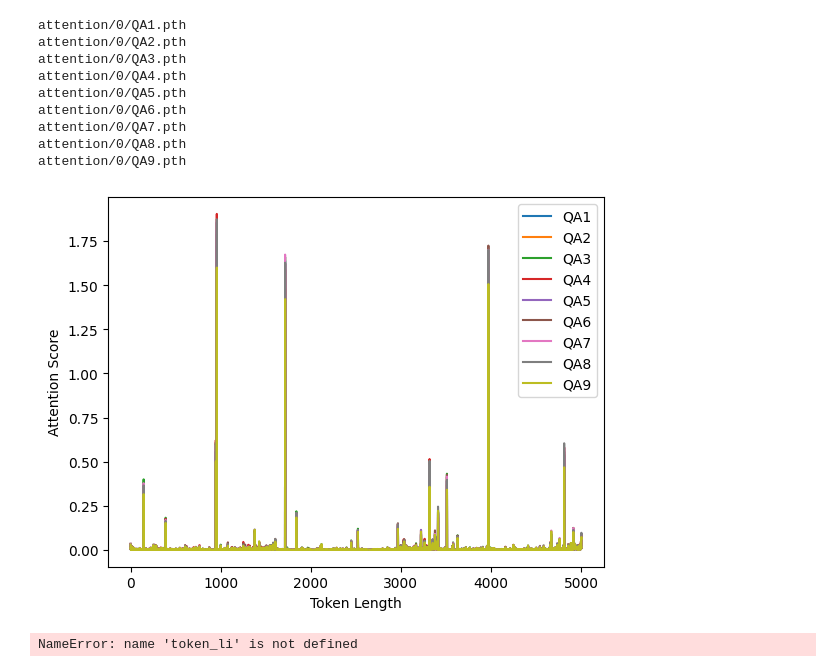
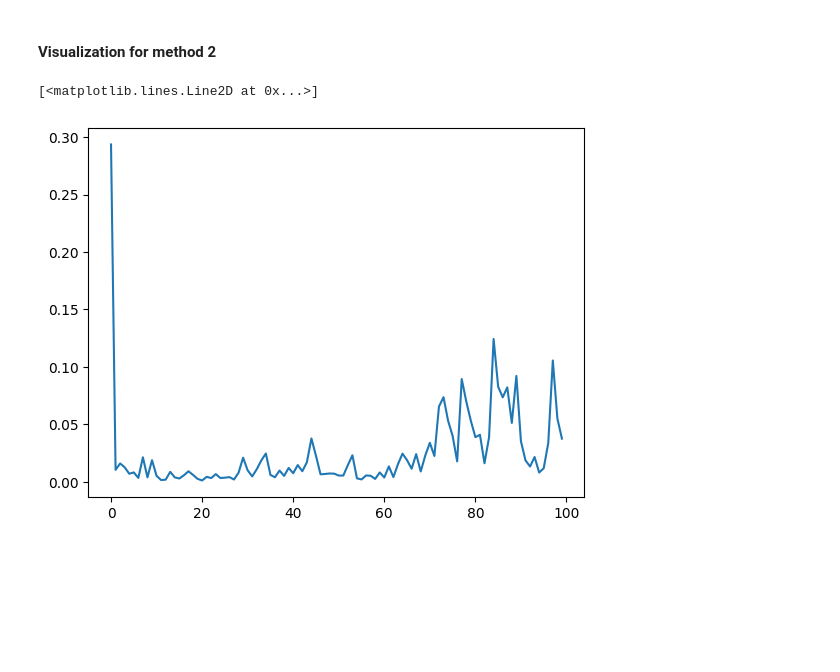
Before and after one commit to MasterAI-EAM/Attention-Visualization, a Jupyter notebook: attention_sort.ipynb, the cells around one changed output. Drawn from its saved outputs; the diff is of its cells as text; code cells hidden in the pictures; blank space fills up the shorter version.

Commit message:
attention

```diff
--- a/attention_sort.ipynb
+++ b/attention_sort.ipynb
@@ -51,12 +99,0 @@ def cal_attention(sentence_a, sentence_b):
-# %%
-# get input sentence token
-def get_token(sentence_a, sentence_b):
-    input_ids = tokenizer.encode(sentence_a + sep_token + sentence_b, return_tensors='pt')
-    tokens = tokenizer.convert_ids_to_tokens(input_ids[0])
-    sep_index = tokens.index(sep_token)
-    return tokens[1:sep_index]
-
-token_li = []
-for a in a_li:
-    b = f'Q: {qa["Q"]}\nA: {qa["A"]}'
-    token_li += get_token(a, b)
@@ -133,37 +233,0 @@ plt.show()
-# %%
-import numpy as np
-
-data_idx = 0
-num = datas[data_idx]['num_Q&A']
-for i in range(1,num+1):
-    file_path = f'attention/{data_idx}/QA{i}.pth'
-    print(file_path)
-    attention = torch.load(file_path)
-
-    plt.plot(range(len(attention)), attention, label=f'QA{i}')
-
-plt.legend()
-plt.xlabel('Token Length')
-plt.ylabel('Attention Score')
-# plt.title('Line Plot of Tensors')
-plt.show()
-# %% [output]
-attention/0/QA1.pth
-attention/0/QA2.pth
-attention/0/QA3.pth
-attention/0/QA4.pth
-attention/0/QA5.pth
-attention/0/QA6.pth
-attention/0/QA7.pth
-attention/0/QA8.pth
-attention/0/QA9.pth
-[figure, removed]
-# %%
-# get token with attention > 0.15
-file_path = f'attention/0/QA1.pth'
-attention = torch.load(file_path)
-
-di = {idx: (token_li[idx], i) for idx, i in enumerate(attention) if i>0.15}
-di
-# %% [output]
-NameError: name 'token_li' is not defined
@@ -169,0 +243,21 @@ NameError: name 'token_li' is not defined
+# %% [markdown]
+#### Visualization for method 2
+# %%
+a = """Below is an instruction that describes a task, paired with an input that provides further context. Write a response that appropriately completes the request.
+
+    ### Instruction:
+    Your are an expert of material science.
+
+    ### Input:
+    Please answer the question: What are the main factors that contribute to the reduction of the reflection coefficient when using Nb2O5 as an antireflective layer?
+
+    ### Response:
+    """
+
+input_ids, generated_text, attention = cal_generation_attention(a)
+mean_ba = np.mean(attention, axis=0)
+# %%
+plt.plot(range(len(mean_ba)-1), mean_ba[1:])
+# %% [output]
+[<matplotlib.lines.Line2D at 0x...>]
+[figure, added]
```
Also changed, not shown: parts of 19 cells of this notebook.
